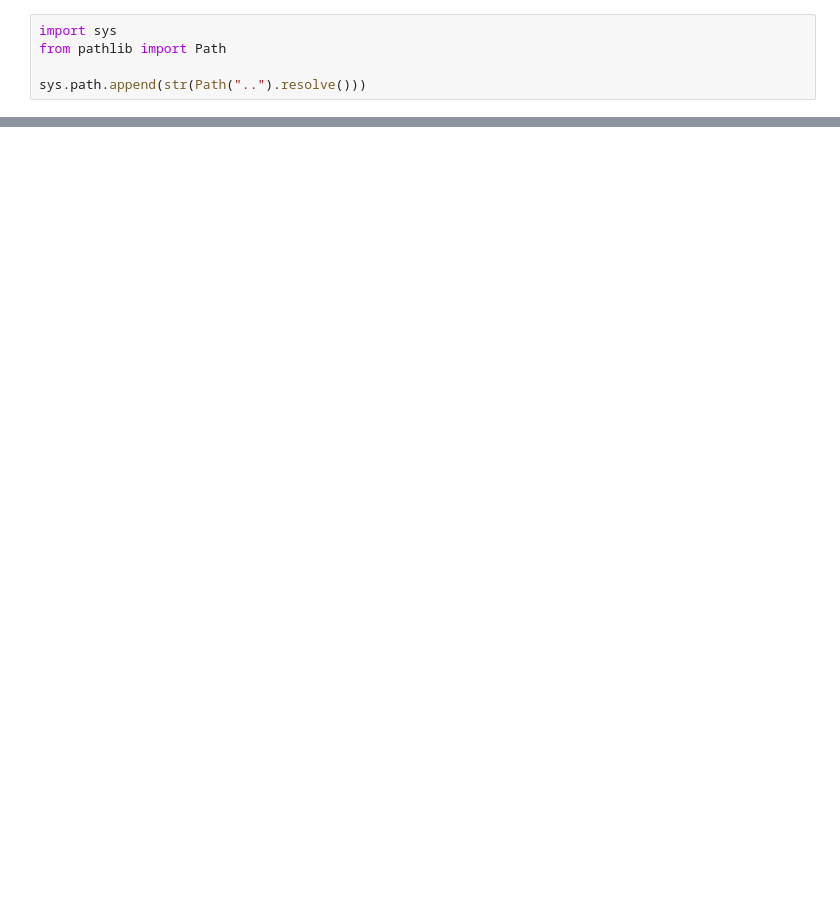
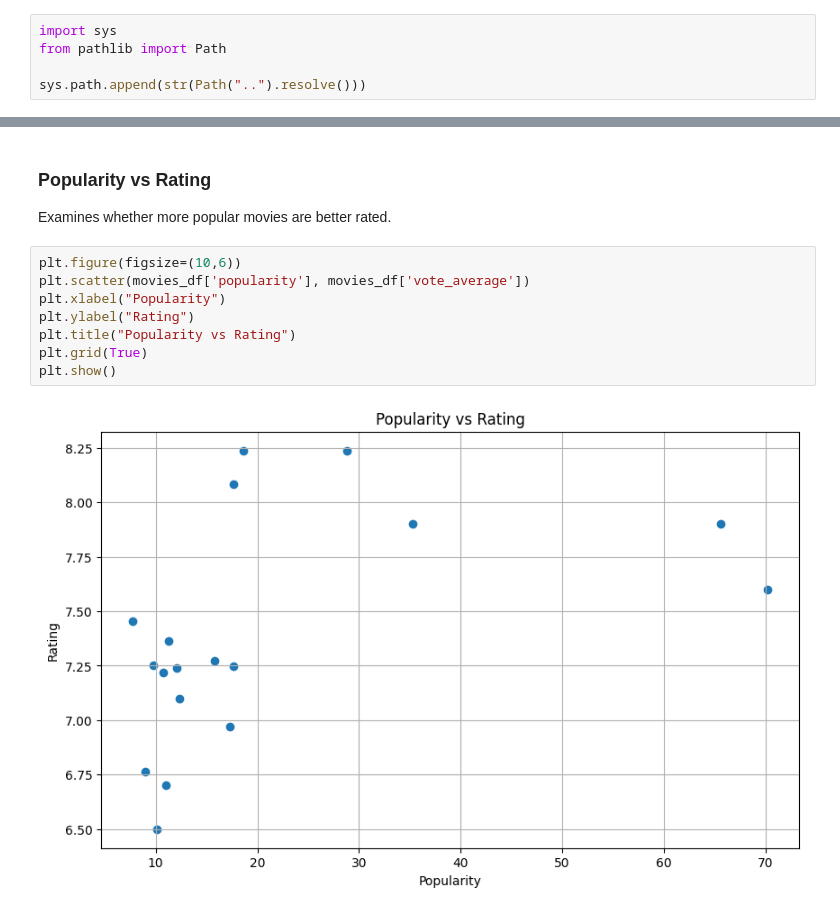
Before and after one commit to GhGuda/tmdb-movie-analysis-amalitech, a Jupyter notebook: notebooks/analysis.ipynb, the cells around one changed output, grey strips where cells are left out. Drawn from its saved outputs; the diff is of its cells as text; blank space fills up the shorter version.

```diff
--- a/notebooks/analysis.ipynb
+++ b/notebooks/analysis.ipynb
@@ -54,0 +110,13 @@ Pipeline completed successfully.
+# %% [markdown]
+### Popularity vs Rating
+Examines whether more popular movies are better rated.
+# %%
+plt.figure(figsize=(10,6))
+plt.scatter(movies_df['popularity'], movies_df['vote_average'])
+plt.xlabel("Popularity")
+plt.ylabel("Rating")
+plt.title("Popularity vs Rating")
+plt.grid(True)
+plt.show()
+# %% [output]
+[figure, added]
```
Also changed, not shown: parts of 16 cells of this notebook, 22 other files.
